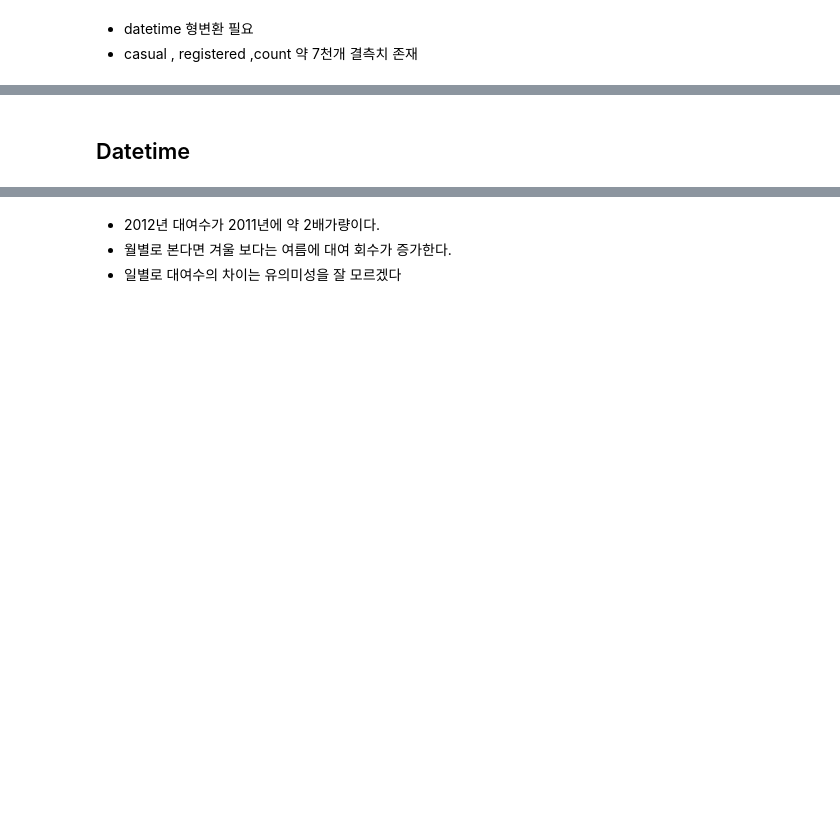
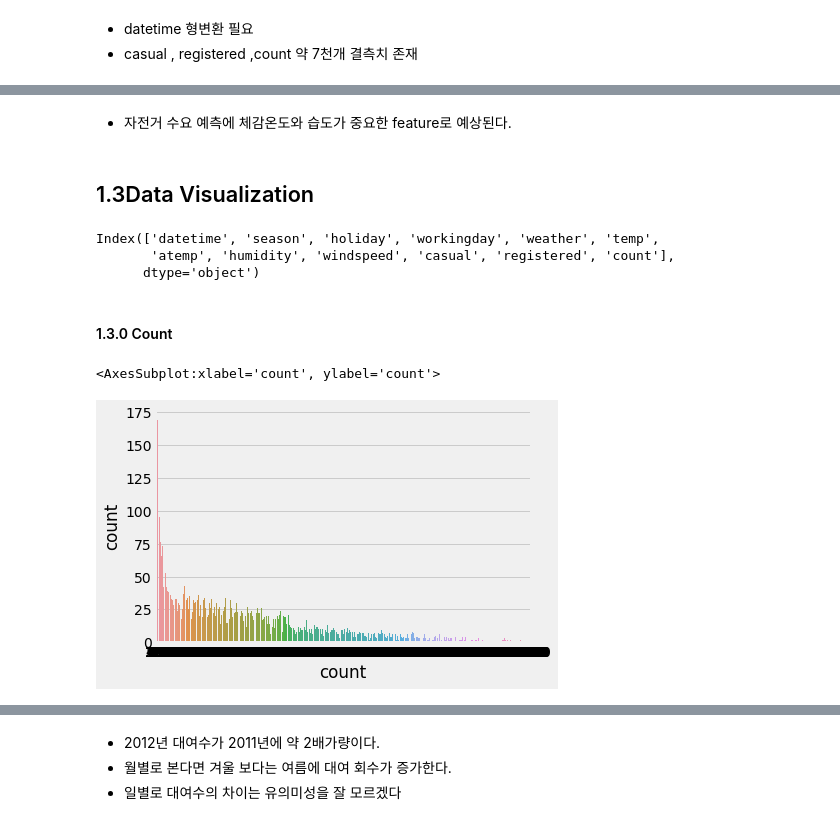
Before and after one commit to wodms1/AIFFEL_first, a Jupyter notebook: transcription_project/Bike_Sharing_Demand/My_Bike_Sharing_Demand.ipynb, the cells around one changed output, grey strips where cells are left out. Saved outputs shown, nothing was run; the diff lists cells and outputs as text; code cells hidden in the pictures; blank space fills up the shorter version.

```diff
--- a/transcription_project/Bike_Sharing_Demand/My_Bike_Sharing_Demand.ipynb
+++ b/transcription_project/Bike_Sharing_Demand/My_Bike_Sharing_Demand.ipynb
@@ -108,2 +126,17 @@ df
+# %% [markdown]
+- 자전거 수요 예측에 체감온도와 습도가 중요한 feature로 예상된다.
 # %% [markdown]
-## Datetime
+## 1.3Data Visualization
+# %%
+df.columns
+# %% [output]
+Index(['datetime', 'season', 'holiday', 'workingday', 'weather', 'temp',
+       'atemp', 'humidity', 'windspeed', 'casual', 'registered', 'count'],
+      dtype='object')
+# %% [markdown]
+#### 1.3.0 Count
+# %%
+sns.countplot(data = df ,x ='count')
+# %% [output]
+<AxesSubplot:xlabel='count', ylabel='count'>
+[figure, added]
```
Also changed, not shown: parts of 118 cells of this notebook, 13 other files.
